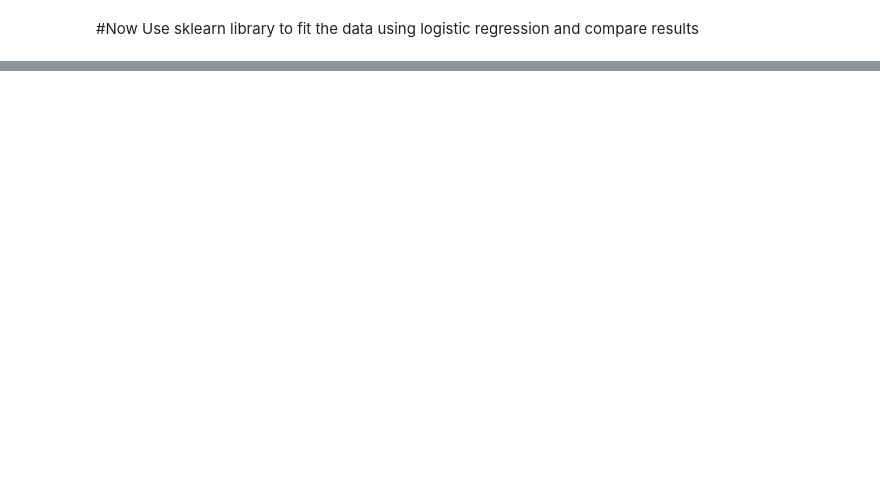
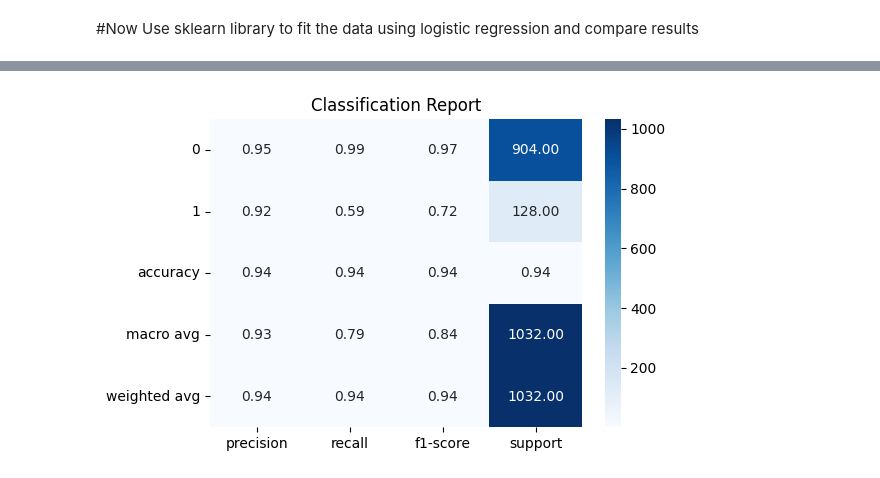
Before and after one commit to akshit-salhotra/Machine-Learning-Experiments, a Jupyter notebook: Exp3/Experiment_3(Logistic).ipynb, the cells around one changed output, grey strips where cells are left out. Cells and saved outputs as stored; diff of their text form; code cells hidden in the pictures; blank space fills up the shorter version.

```diff
--- a/Exp3/Experiment_3(Logistic).ipynb
+++ b/Exp3/Experiment_3(Logistic).ipynb
@@ -626,0 +578,12 @@ plt.show()
+# %%
+import seaborn as sns
+
+report=classification_report(Y_test,preds,output_dict=True)
+df = pd.DataFrame(report).transpose()
+
+plt.figure(figsize=(6,4))
+sns.heatmap(df, annot=True, cmap="Blues", fmt=".2f")
+plt.title("Classification Report")
+plt.show()
+# %% [output]
+[figure, added]
```
Also changed, not shown: parts of 30 cells of this notebook, 6 other files.
